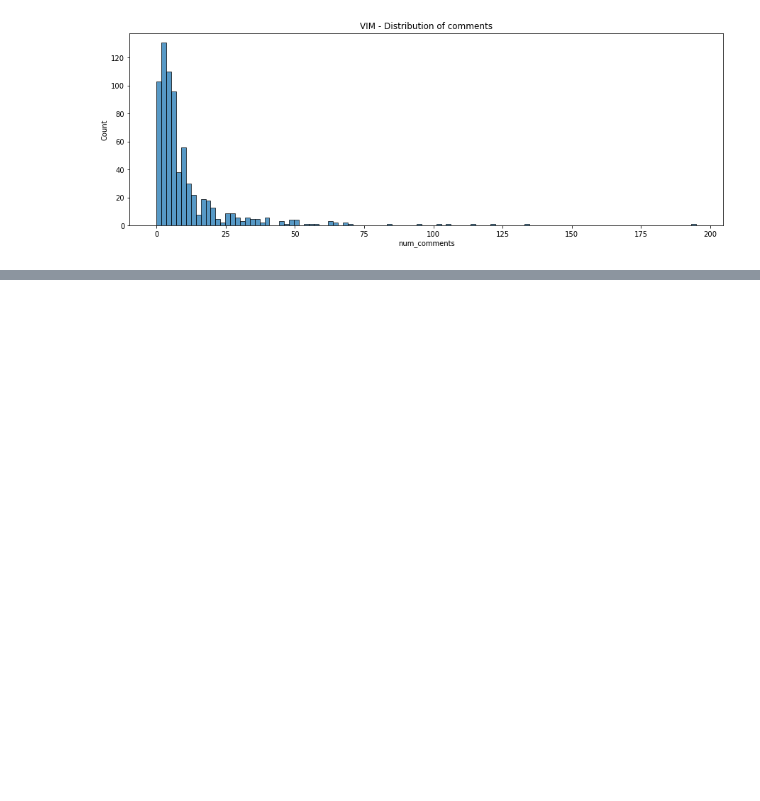
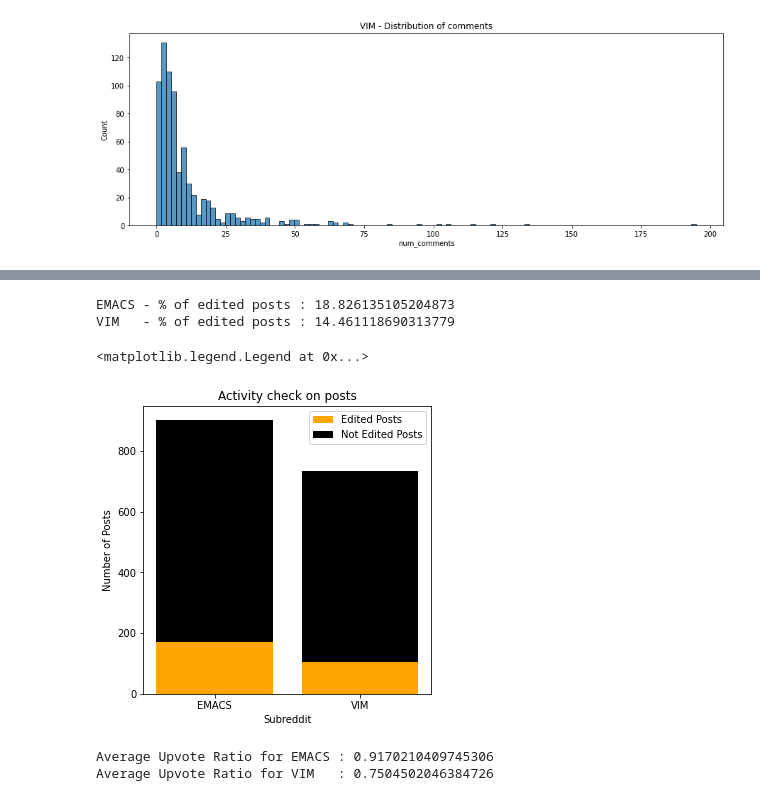
Before and after one commit to Neha-Sajnani/Reddit-Data-Analysis, a Jupyter notebook: Reddit Data Analysis.ipynb, the cells around one changed output, grey strips where cells are left out. Cells and saved outputs as stored; diff of their text form; code cells hidden in the pictures; blank space fills up the shorter version.

```diff
--- a/Reddit Data Analysis.ipynb
+++ b/Reddit Data Analysis.ipynb
@@ -218,0 +241,13 @@ Text(0.5, 1.0, 'VIM - Distribution of comments')
+# %%
+# Replacing not false values in coloumn 'edited' with "True"
+
+for num in range(len(df_emacs['edited'])):
+    if df_emacs['edited'][num] != 'False':
+        df_emacs['edited'][num] = 'True'
+
+for num in range(len(df_vim['edited'])):
+    if df_vim['edited'][num] != 'False':
+        df_vim['edited'][num] = 'True'
+# %%
+data = [['emacs',df_emacs.loc[df_emacs.edited == 'True', 'edited'].count(), df_emacs.loc[df_emacs.edited == 'False', 'edited'].count()], ['vim', df_vim.loc[df_vim.edited == 'True', 'edited'].count(), df_vim.loc[df_vim.edited == 'False', 'edited'].count()]]
+df = pd.DataFrame(data, columns = ['subreddit', 'Edited Posts', 'Not Edited Posts'])
@@ -218,0 +258,28 @@ Text(0.5, 1.0, 'VIM - Distribution of comments')
+# %%
+print("EMACS - % of edited posts : " + str(((df['Edited Posts'][0])/(df['Edited Posts'][0] + df['Not Edited Posts'][0]))*100))
+print("VIM   - % of edited posts : " + str(((df['Edited Posts'][1])/(df['Edited Posts'][1] + df['Not Edited Posts'][1]))*100))
+
+fig = plt.figure(figsize=(4,4))
+ax = fig.add_axes([0,0,1,1])
+ax.bar(['EMACS', 'VIM'], df['Edited Posts'], color='orange')
+ax.bar(['EMACS', 'VIM'], df['Not Edited Posts'], bottom=df['Edited Posts'], color='black')
+ax.set_ylabel('Number of Posts')
+ax.set_xlabel('Subreddit')
+ax.set_title('Activity check on posts')
+ax.legend(labels=['Edited Posts', 'Not Edited Posts'])
+# %% [output]
+EMACS - % of edited posts : 18.826135105204873
+VIM   - % of edited posts : 14.461118690313779
+<matplotlib.legend.Legend at 0x...>
+[figure, added]
+# %%
+# Average upvote ratio for 'emacs' subreddit
+emacs_avg_upvote_ratio = sum(df_emacs['upvote_ratio']) / len(df_emacs['upvote_ratio'])
+print("Average Upvote Ratio for EMACS : " + str(emacs_avg_upvote_ratio))
+
+# Average upvote ratio for 'vim' subreddit
+vim_avg_upvote_ratio = sum(df_vim['upvote_ratio']) / len(df_vim['upvote_ratio'])
+print("Average Upvote Ratio for VIM   : " + str(vim_avg_upvote_ratio))
+# %% [output]
+Average Upvote Ratio for EMACS : 0.9170210409745306
+Average Upvote Ratio for VIM   : 0.7504502046384726
```
Also changed, not shown: parts of 10 cells of this notebook.
